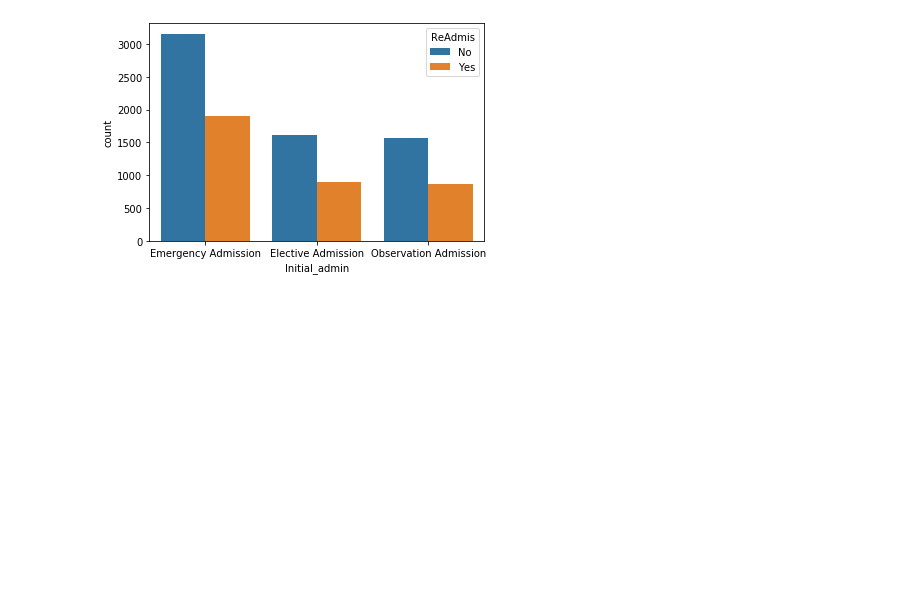
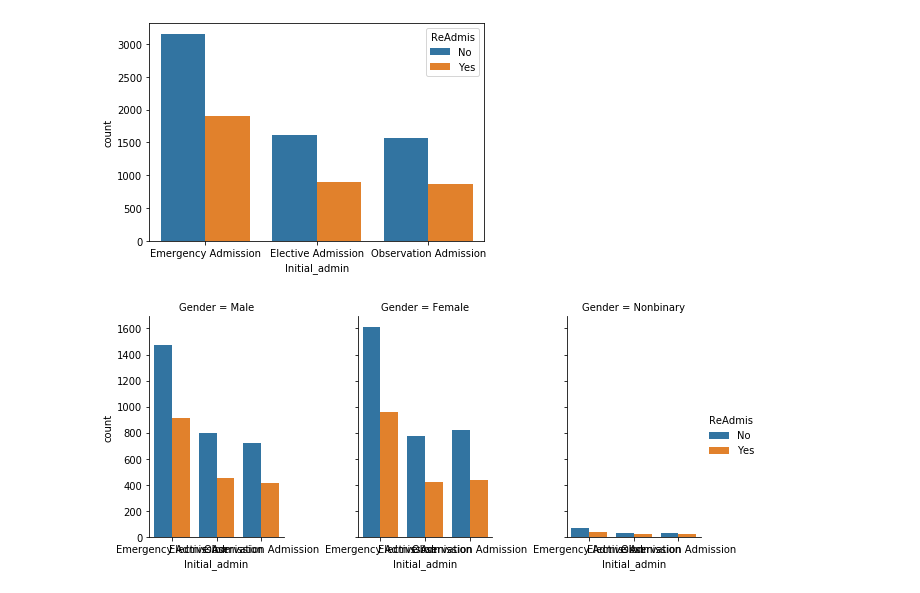
Before and after one commit to jlrosales8/D208_Predictive_Modeling, a Jupyter notebook: D208_file.ipynb, the cells around one changed output. Saved outputs shown, nothing was run; the diff lists cells and outputs as text; code cells hidden in the pictures; blank space fills up the shorter version.

```diff
--- a/D208_file.ipynb
+++ b/D208_file.ipynb
@@ -262,6 +262,8 @@ ax = sns.countplot(x="Initial_admin", hue="ReAdmis", data=df)
 # %% [output]
 [figure]
 # %%
-g = sns.catplot(x="Initial_admin", hue="ReAdmis", col="survived",
-                data=titanic, kind="count",
+g = sns.catplot(x="Initial_admin", hue="ReAdmis", col="Gender",
+                data=df, kind="count",
                 height=4, aspect=.7);
+# %% [output]
+[figure, added]
```
